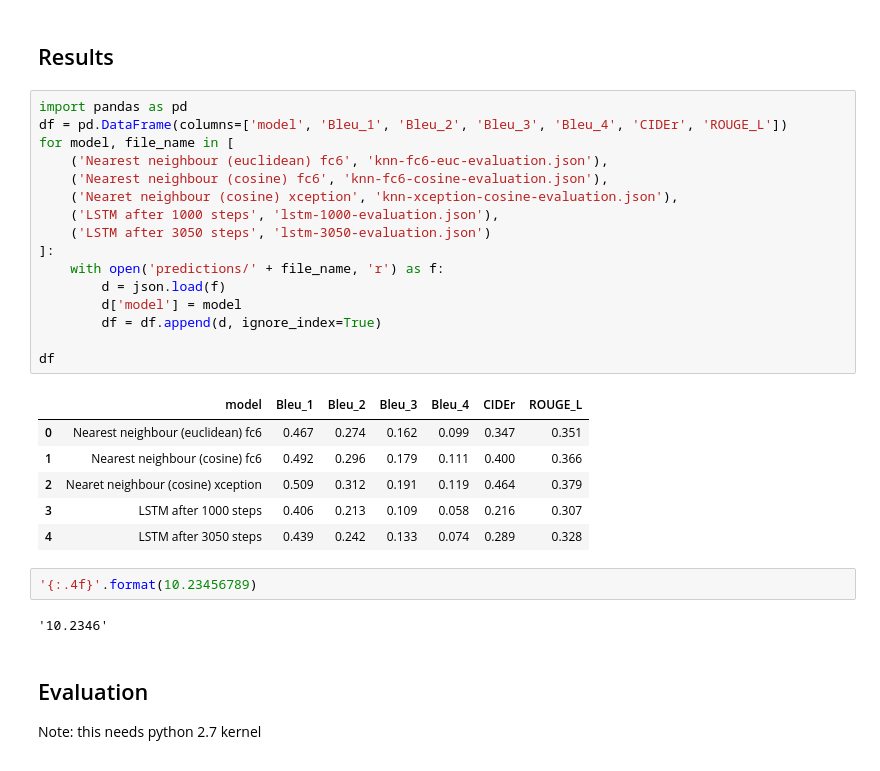
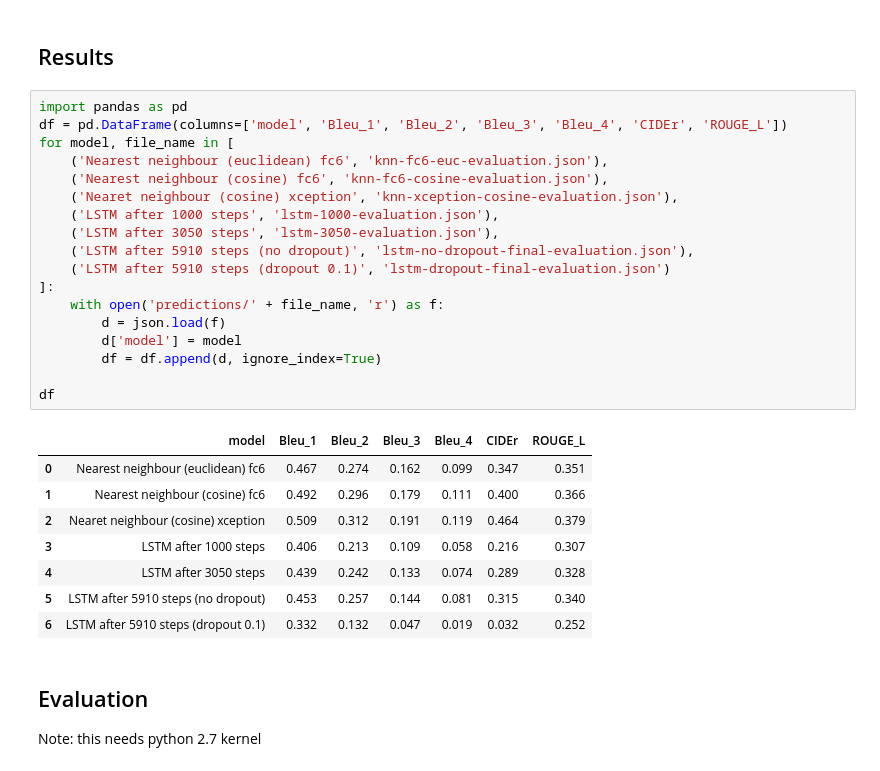
Before and after one commit to PuncocharM/txa-project-image-captioning, a Jupyter notebook: Evaluate.ipynb, the cells around one changed output. Cells and saved outputs as stored; diff of their text form.

Commit message:
Dropout, minor updates, new results.

```diff
--- a/Evaluate.ipynb
+++ b/Evaluate.ipynb
@@ -3,30 +3,30 @@
 # %%
 import pandas as pd
 df = pd.DataFrame(columns=['model', 'Bleu_1', 'Bleu_2', 'Bleu_3', 'Bleu_4', 'CIDEr', 'ROUGE_L'])
 for model, file_name in [
     ('Nearest neighbour (euclidean) fc6', 'knn-fc6-euc-evaluation.json'),
     ('Nearest neighbour (cosine) fc6', 'knn-fc6-cosine-evaluation.json'),
     ('Nearet neighbour (cosine) xception', 'knn-xception-cosine-evaluation.json'),
     ('LSTM after 1000 steps', 'lstm-1000-evaluation.json'),
-    ('LSTM after 3050 steps', 'lstm-3050-evaluation.json')
+    ('LSTM after 3050 steps', 'lstm-3050-evaluation.json'),
+    ('LSTM after 5910 steps (no dropout)', 'lstm-no-dropout-final-evaluation.json'),
+    ('LSTM after 5910 steps (dropout 0.1)', 'lstm-dropout-final-evaluation.json')
 ]:
     with open('predictions/' + file_name, 'r') as f:
         d = json.load(f)
         d['model'] = model
         df = df.append(d, ignore_index=True)
 
 df
 # %% [output]
 |  | model | Bleu_1 | Bleu_2 | Bleu_3 | Bleu_4 | CIDEr | ROUGE_L |
 | 0 | Nearest neighbour (euclidean) fc6 | 0.467 | 0.274 | 0.162 | 0.099 | 0.347 | 0.351 |
 | 1 | Nearest neighbour (cosine) fc6 | 0.492 | 0.296 | 0.179 | 0.111 | 0.400 | 0.366 |
 | 2 | Nearet neighbour (cosine) xception | 0.509 | 0.312 | 0.191 | 0.119 | 0.464 | 0.379 |
 | 3 | LSTM after 1000 steps | 0.406 | 0.213 | 0.109 | 0.058 | 0.216 | 0.307 |
 | 4 | LSTM after 3050 steps | 0.439 | 0.242 | 0.133 | 0.074 | 0.289 | 0.328 |
+| 5 | LSTM after 5910 steps (no dropout) | 0.453 | 0.257 | 0.144 | 0.081 | 0.315 | 0.340 |
+| 6 | LSTM after 5910 steps (dropout 0.1) | 0.332 | 0.132 | 0.047 | 0.019 | 0.032 | 0.252 |
-# %%
-'{:.4f}'.format(10.23456789)
-# %% [output]
-'10.2346'
 # %% [markdown]
 ## Evaluation
 
```
Also changed, not shown: parts of 1 cell of this notebook, 7 other files.
